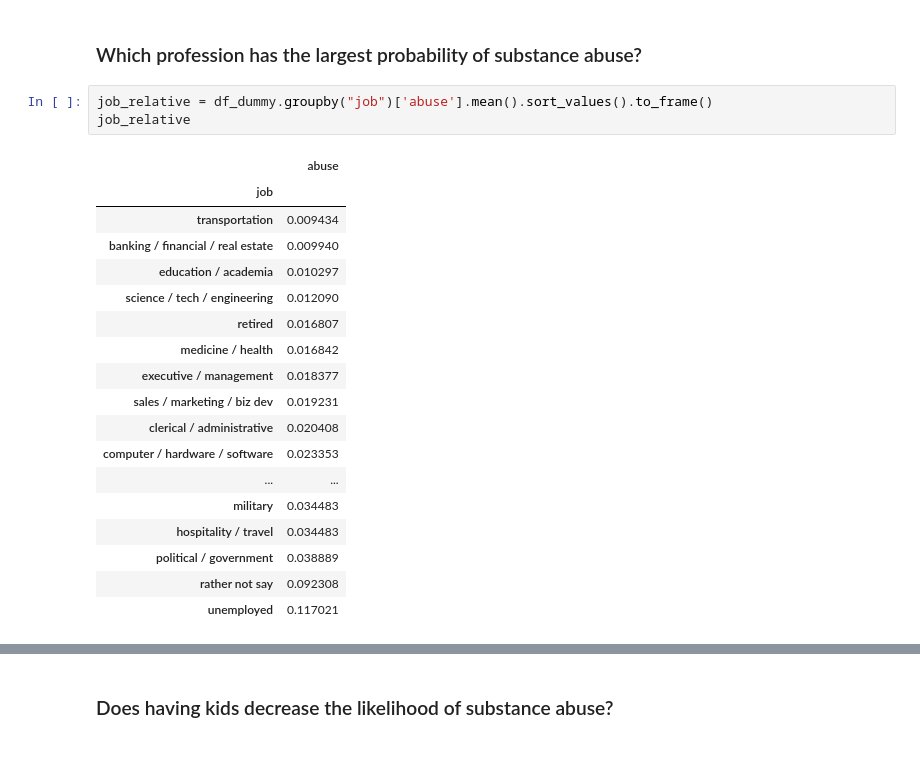
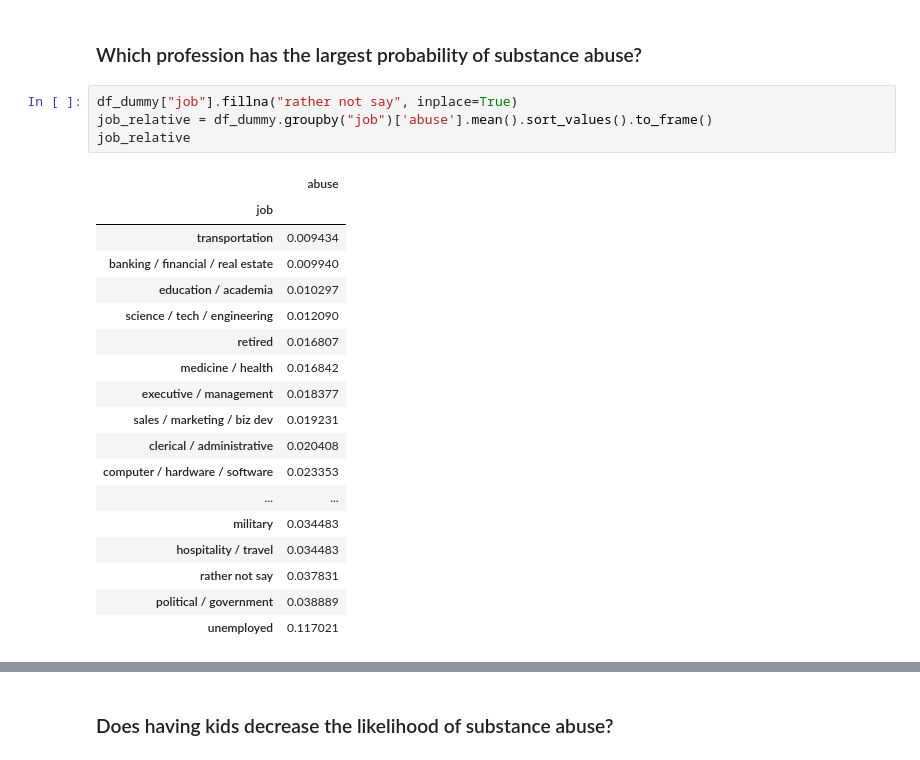
Before and after one commit to brunoarine/substance-problem-study, a Jupyter notebook: notebooks/project.ipynb, the cells around one changed output, grey strips where cells are left out. Saved outputs shown, nothing was run; the diff lists cells and outputs as text.

```diff
--- a/notebooks/project.ipynb
+++ b/notebooks/project.ipynb
@@ -121,26 +117,27 @@ sns.set_theme(style="whitegrid")
 # %% [markdown]
 ### Which profession has the largest probability of substance abuse?
 # %%
+df_dummy["job"].fillna("rather not say", inplace=True)
 job_relative = df_dummy.groupby("job")['abuse'].mean().sort_values().to_frame()
 job_relative
 # %% [output]
 |  | abuse |
 | job |  |
 | transportation | 0.009434 |
 | banking / financial / real estate | 0.009940 |
 | education / academia | 0.010297 |
 | science / tech / engineering | 0.012090 |
 | retired | 0.016807 |
 | medicine / health | 0.016842 |
 | executive / management | 0.018377 |
 | sales / marketing / biz dev | 0.019231 |
 | clerical / administrative | 0.020408 |
 | computer / hardware / software | 0.023353 |
 | ... | ... |
 | military | 0.034483 |
 | hospitality / travel | 0.034483 |
+| rather not say | 0.037831 |
 | political / government | 0.038889 |
-| rather not say | 0.092308 |
 | unemployed | 0.117021 |
 # %%
 sns.set_style("white")
```
Also changed, not shown: parts of 7 cells of this notebook.
